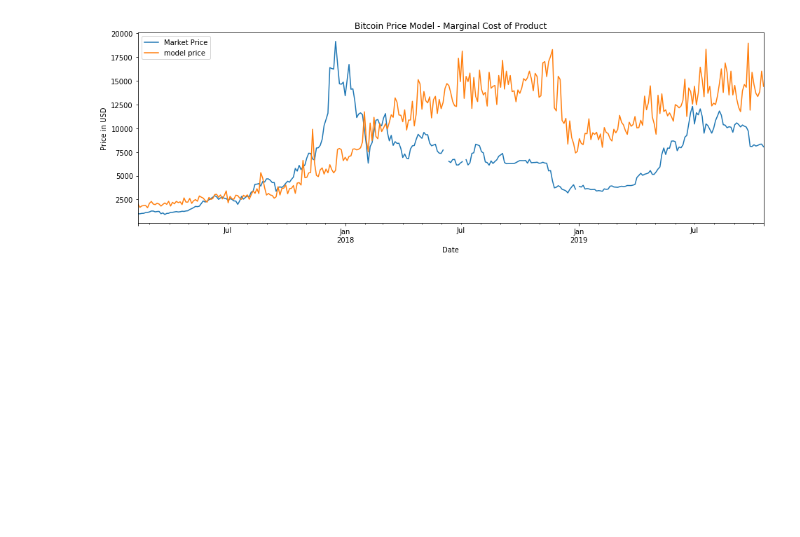
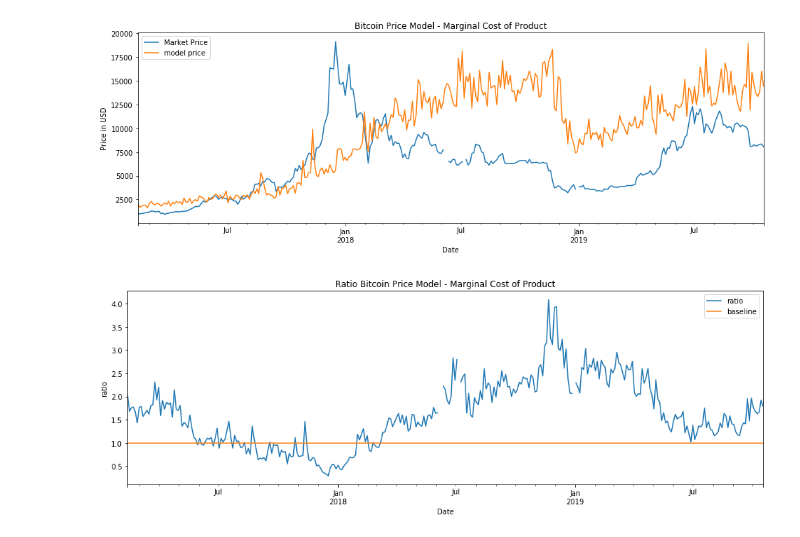
Before and after one commit to lemontreeran/cryptomodeling, a Jupyter notebook: BTCModeling.ipynb, the cells around one changed output. Saved outputs shown, nothing was run; the diff lists cells and outputs as text; code cells hidden in the pictures; blank space fills up the shorter version.

Commit message:
Add the ratio graph between Market Price and Model Price

```diff
--- a/BTCModeling.ipynb
+++ b/BTCModeling.ipynb
@@ -88,6 +88,9 @@ block_reward = 12.5
 # %%
 bc['model price'] = bc.apply(lambda x: ((x['Hashpower'] / 1000) * (electricity_cost * x['Energy efficiency'] * hrs_day)) / (((block_reward * x['Hashpower'] * sec_hr) / (x['Difficulty'] / 10**9 * 2**32)) * hrs_day), axis=1)
 # bc['model price'] = bc.apply(lambda x: ((x['Hashpower'] / 1000) * (electricity_cost * x['Energy efficiency min'] * hrs_day)) / (((block_reward * x['Hashpower'] * sec_hr) / (x['Difficulty'] / 10**9 * 2**32)) * hrs_day), axis=1)
+# %%
+bc['ratio'] = bc.apply(lambda x: (x['model price'] / x['Market Price']), axis=1)
+bc['baseline'] = bc.apply(lambda x: 1, axis=1)
 # %%
 bc.head()
 # %% [output]
@@ -118,5 +121,5 @@ Date
 2019-10-17    8058.058081
 Name: Market Price, Length: 327, dtype: float64
 # %%
-bc = bc[['Market Price','model price']]
+model_bc = bc[['Market Price','model price']]
 # %%
@@ -159,3 +162,15 @@ plt.savefig('btcmodelprice.png')
 plt.show()
 # %% [output]
 [figure]
+# %%
+ratio_bc = bc[['ratio', 'baseline']]
+
+ratio_bc.plot(figsize=(16,5))
+
+plt.xlabel('Date')
+plt.ylabel('ratio')
+plt.title('Ratio Bitcoin Price Model - Marginal Cost of Product')
+plt.savefig('btcmodelpriceratio.png')
+plt.show()
+# %% [output]
+[figure, added]
```
Also changed, not shown: parts of 3 cells of this notebook, 3 other files.
